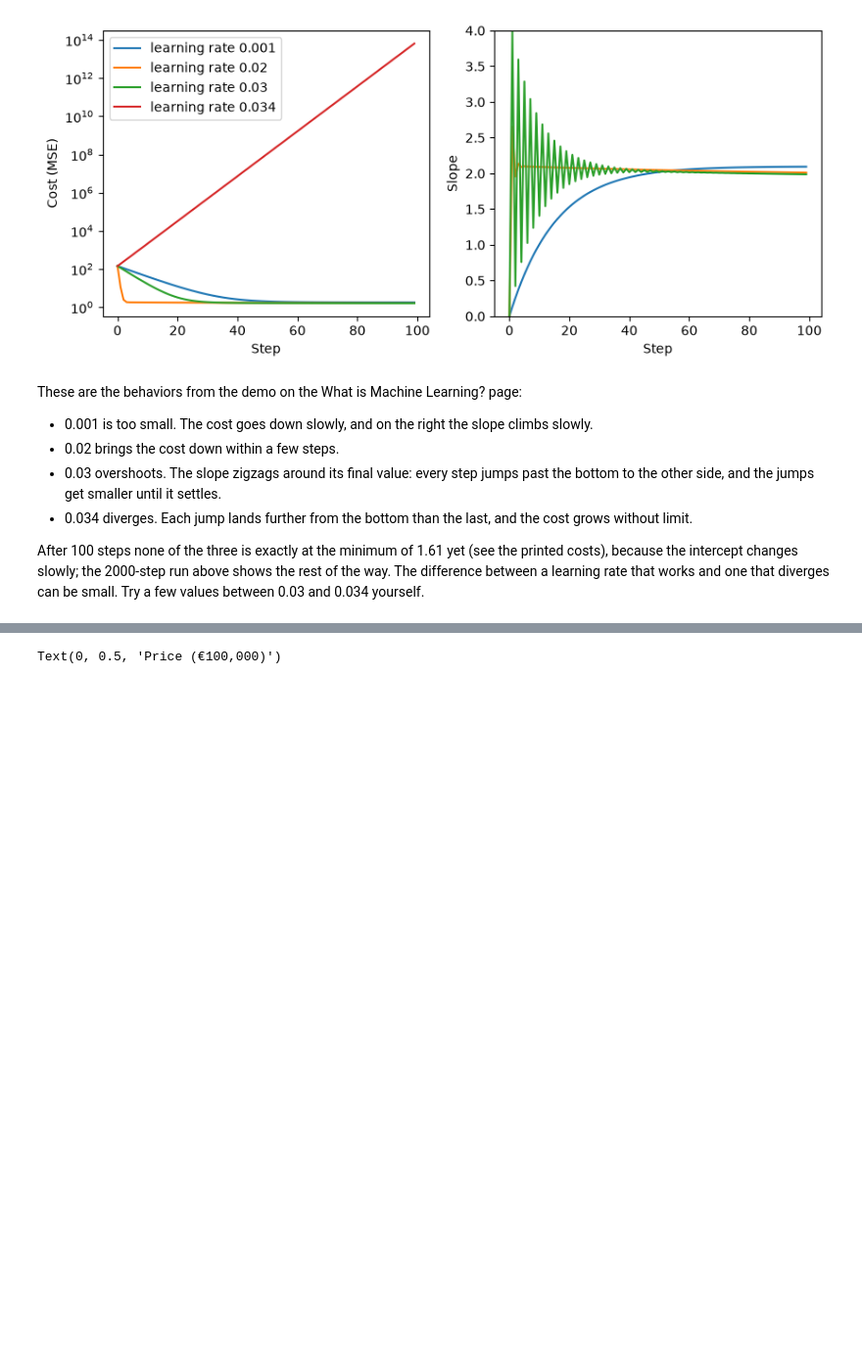
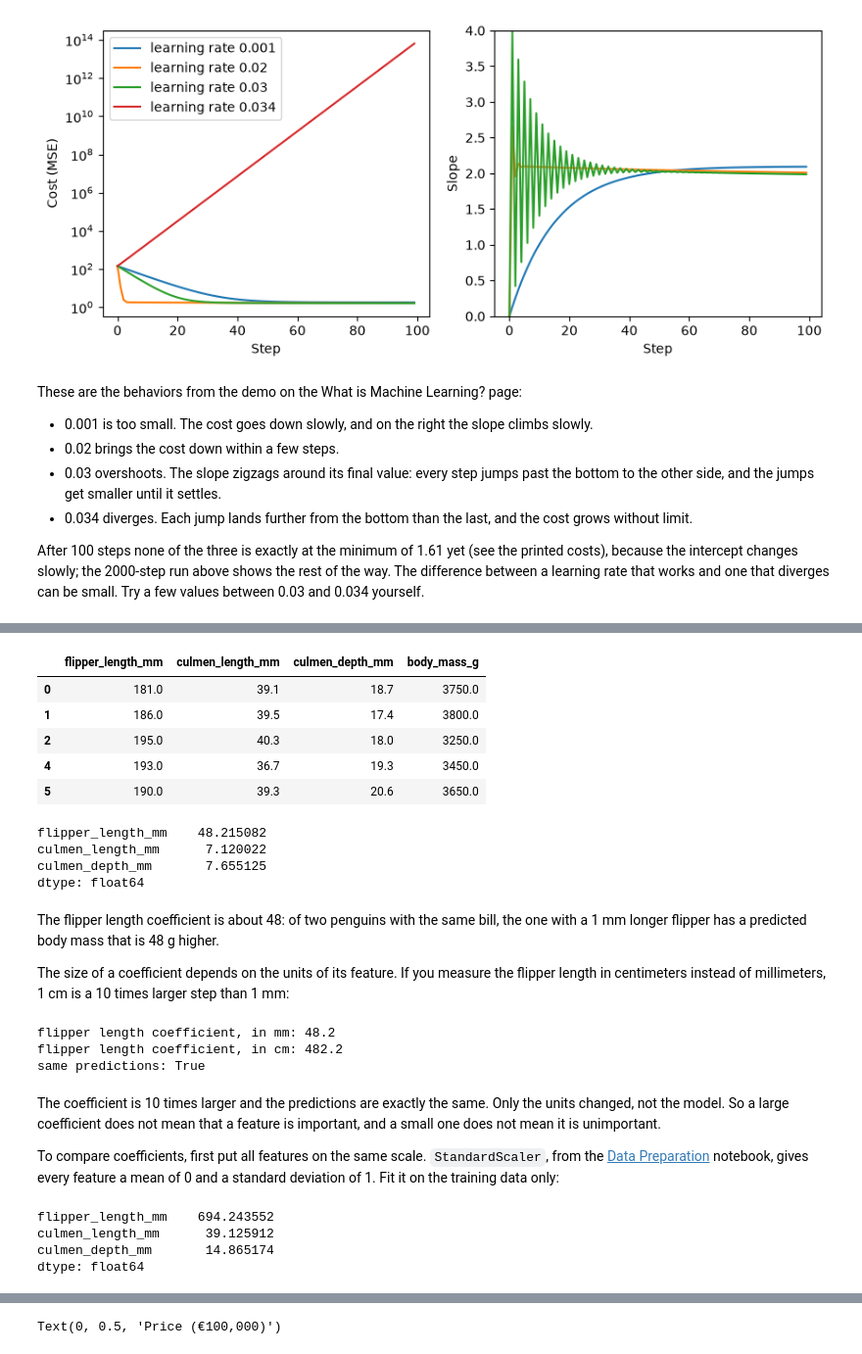
Before and after one commit to BredaUniversityADSAI/introduction-to-ml, a Jupyter notebook: self-study/_012_linear_regression.ipynb, the cells around one changed output, grey strips where cells are left out. Shown at 98% size. Drawn from its saved outputs; the diff is of its cells as text; code cells hidden in the pictures; blank space fills up the shorter version.

```diff
--- a/self-study/_012_linear_regression.ipynb
+++ b/self-study/_012_linear_regression.ipynb
@@ -451,0 +356,63 @@ MAE baseline:     0.907
+# %%
+from sklearn.datasets import fetch_openml
+
+penguins = fetch_openml(name='penguins', version=1, as_frame=True).frame
+features = ['flipper_length_mm', 'culmen_length_mm', 'culmen_depth_mm']
+penguins = penguins.dropna(subset=features + ['body_mass_g'])
+X_penguins, y_penguins = penguins[features], penguins['body_mass_g']
+pd.concat([X_penguins, y_penguins], axis=1).head()
+# %% [output]
+|  | flipper_length_mm | culmen_length_mm | culmen_depth_mm | body_mass_g |
+| 0 | 181.0 | 39.1 | 18.7 | 3750.0 |
+| 1 | 186.0 | 39.5 | 17.4 | 3800.0 |
+| 2 | 195.0 | 40.3 | 18.0 | 3250.0 |
+| 4 | 193.0 | 36.7 | 19.3 | 3450.0 |
+| 5 | 190.0 | 39.3 | 20.6 | 3650.0 |
+# %%
+from sklearn.model_selection import train_test_split
+X_train, X_test, y_train, y_test = train_test_split(X_penguins, y_penguins, test_size=0.2, random_state=0)
+
+model_penguins = LinearRegression()
+model_penguins.fit(X_train, y_train)
+pd.Series(model_penguins.coef_, index=features)
+# %% [output]
+flipper_length_mm    48.215082
+culmen_length_mm      7.120022
+culmen_depth_mm       7.655125
+dtype: float64
+# %% [markdown]
+The flipper length coefficient is about 48: of two penguins with the same bill, the one with a 1 mm longer flipper has a predicted body mass that is 48 g higher.
+
+The size of a coefficient depends on the units of its feature. If you measure the flipper length in centimeters instead of millimeters, 1 cm is a 10 times larger step than 1 mm:
+# %%
+X_train_cm = X_train.copy()
+X_train_cm['flipper_length_mm'] = X_train_cm['flipper_length_mm'] / 10 # now in cm
+
+model_cm = LinearRegression()
+model_cm.fit(X_train_cm, y_train)
+
+print("flipper length coefficient, in mm:", model_penguins.coef_[0].round(1))
+print("flipper length coefficient, in cm:", model_cm.coef_[0].round(1))
+print("same predictions:", np.allclose(model_penguins.predict(X_train), model_cm.predict(X_train_cm)))
+# %% [output]
+flipper length coefficient, in mm: 48.2
+flipper length coefficient, in cm: 482.2
+same predictions: True
+# %% [markdown]
+The coefficient is 10 times larger and the predictions are exactly the same. Only the units changed, not the model. So a large coefficient does not mean that a feature is important, and a small one does not mean it is unimportant.
+
+To compare coefficients, first put all features on the same scale. `StandardScaler`, from the [Data Preparation](005_data_prep.ipynb) notebook, gives every feature a mean of 0 and a standard deviation of 1. Fit it on the training data only:
+# %%
+from sklearn.preprocessing import StandardScaler
+
+scaler = StandardScaler()
+X_train_scaled = scaler.fit_transform(X_train)
+
+model_scaled = LinearRegression()
+model_scaled.fit(X_train_scaled, y_train)
+pd.Series(model_scaled.coef_, index=features)
+# %% [output]
+flipper_length_mm    694.243552
+culmen_length_mm      39.125912
+culmen_depth_mm       14.865174
+dtype: float64
```
Also changed, not shown: parts of 100 cells of this notebook.
